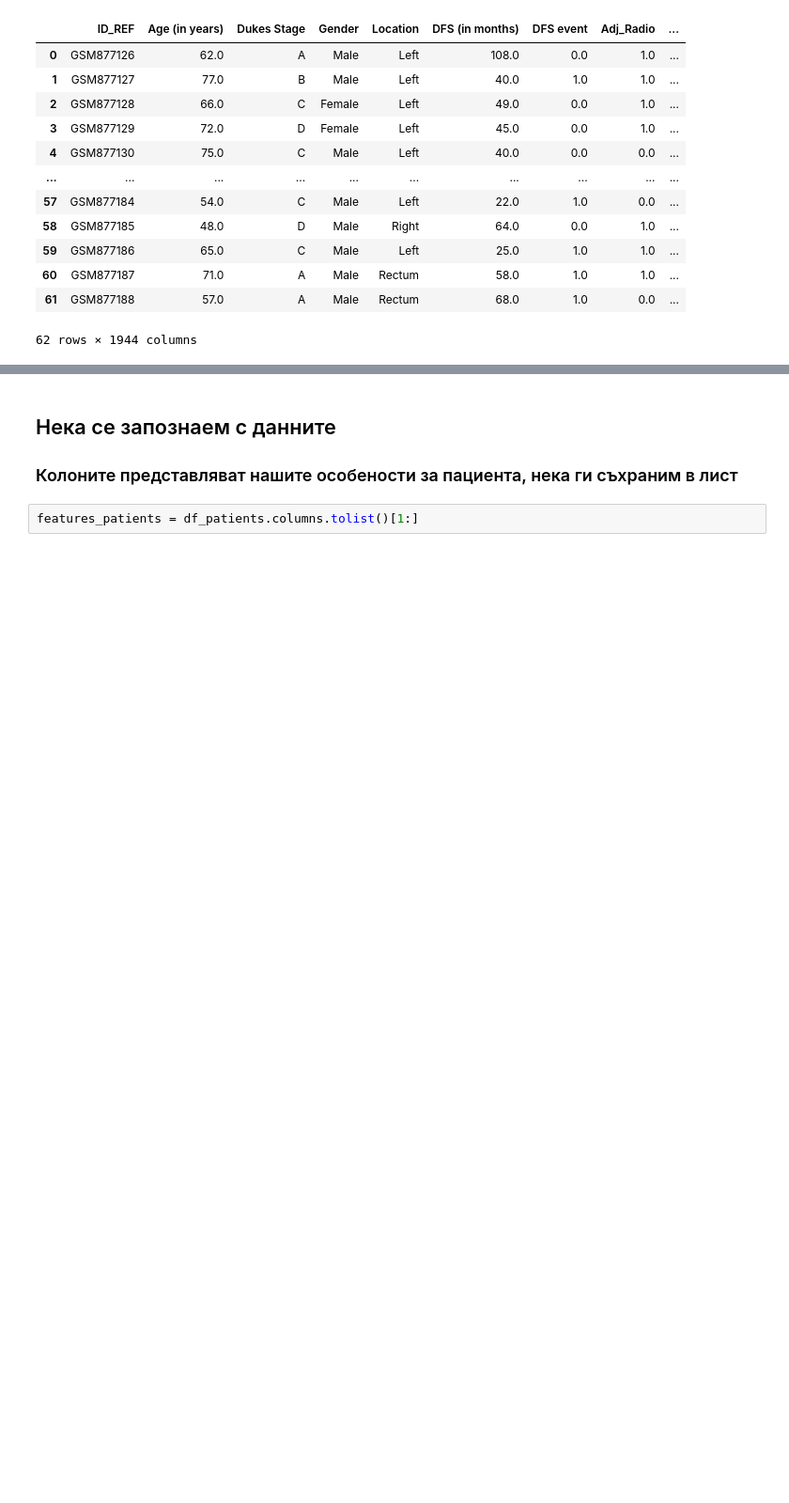
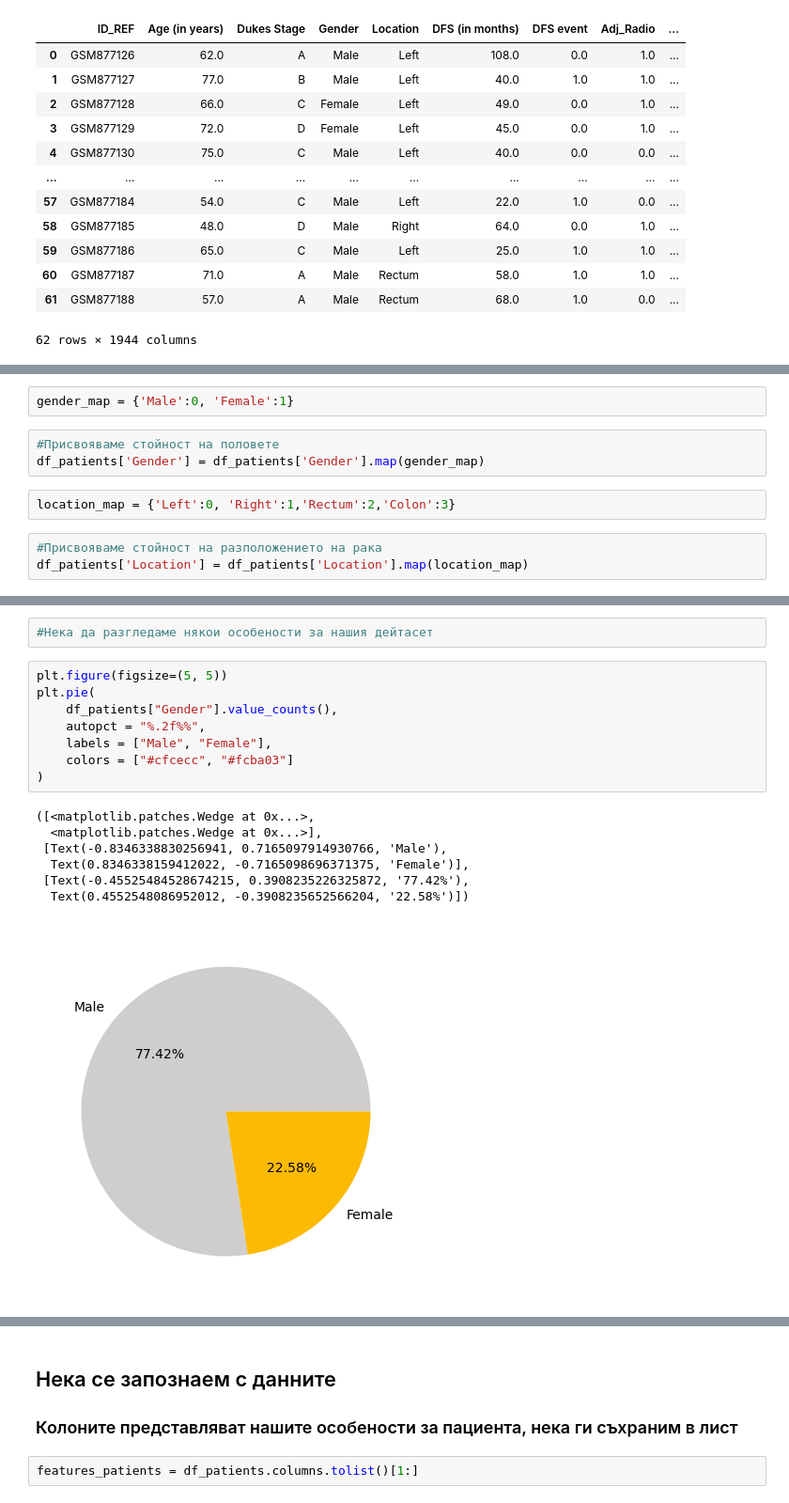
Before and after one commit to BorislavKrumov/colorectal-cancer, a Jupyter notebook: Colorectal Cancer DFS Classification.ipynb, the cells around one changed output, grey strips where cells are left out. Shown at 94% size. Cells and saved outputs as stored; diff of their text form; blank space fills up the shorter version.

```diff
--- a/Colorectal Cancer DFS Classification.ipynb
+++ b/Colorectal Cancer DFS Classification.ipynb
@@ -48,0 +55,10 @@ df_patients
+# %%
+gender_map = {'Male':0, 'Female':1}
+# %%
+#Присвояваме стойност на половете
+df_patients['Gender'] = df_patients['Gender'].map(gender_map)
+# %%
+location_map = {'Left':0, 'Right':1,'Rectum':2,'Colon':3}
+# %%
+#Присвояваме стойност на разположението на рака
+df_patients['Location'] = df_patients['Location'].map(location_map)
@@ -48,0 +81,18 @@ df_patients
+# %%
+#Нека да разгледаме някои особености за нашия дейтасет
+# %%
+plt.figure(figsize=(5, 5))
+plt.pie(
+    df_patients["Gender"].value_counts(),
+    autopct = "%.2f%%",
+    labels = ["Male", "Female"],
+    colors = ["#cfcecc", "#fcba03"]
+)
+# %% [output]
+([<matplotlib.patches.Wedge at 0x...>,
+  <matplotlib.patches.Wedge at 0x...>],
+ [Text(-0.8346338830256941, 0.7165097914930766, 'Male'),
+  Text(0.8346338159412022, -0.7165098696371375, 'Female')],
+ [Text(-0.45525484528674215, 0.3908235226325872, '77.42%'),
+  Text(0.4552548086952012, -0.3908235652566204, '22.58%')])
+[figure, added]
```
Also changed, not shown: parts of 29 cells of this notebook.
